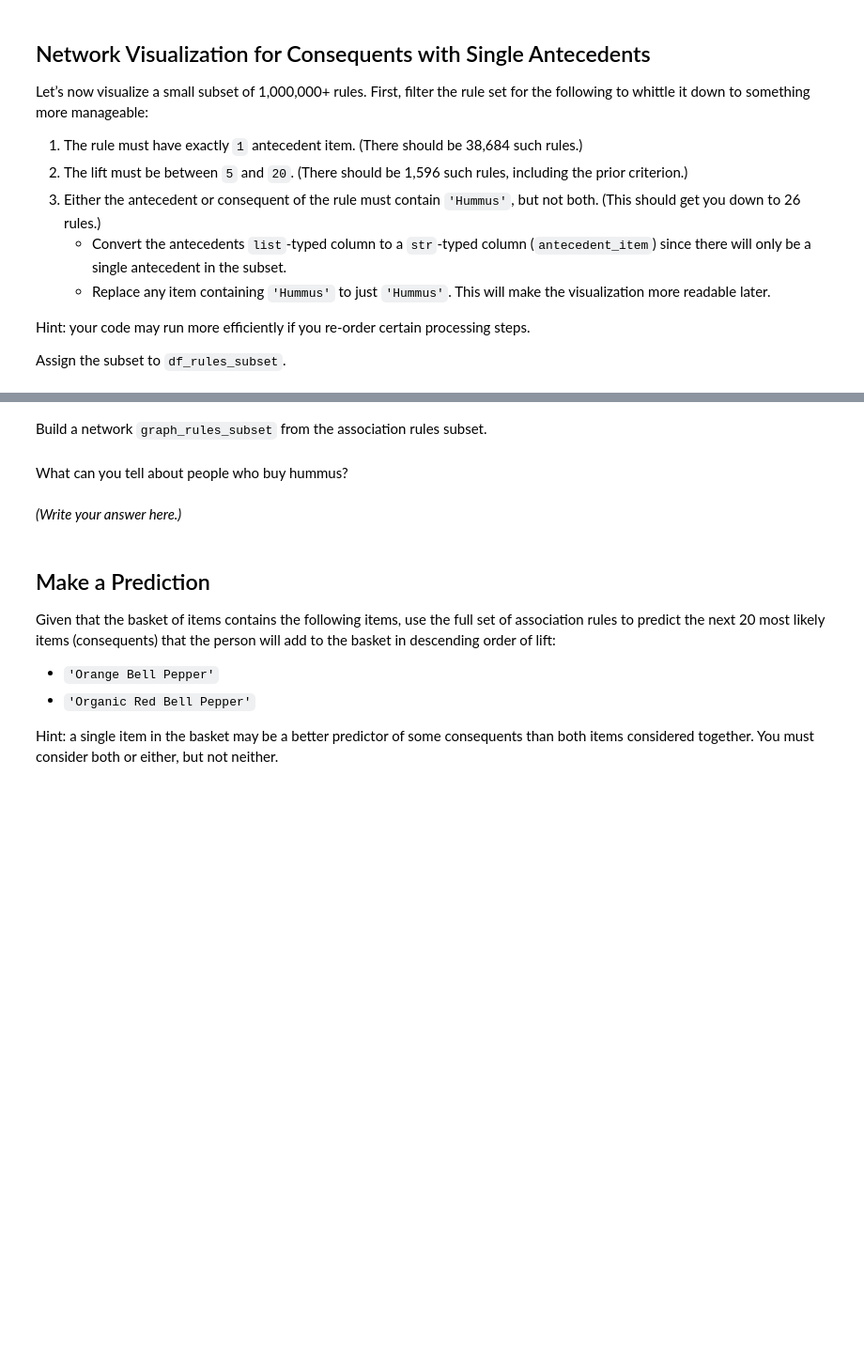
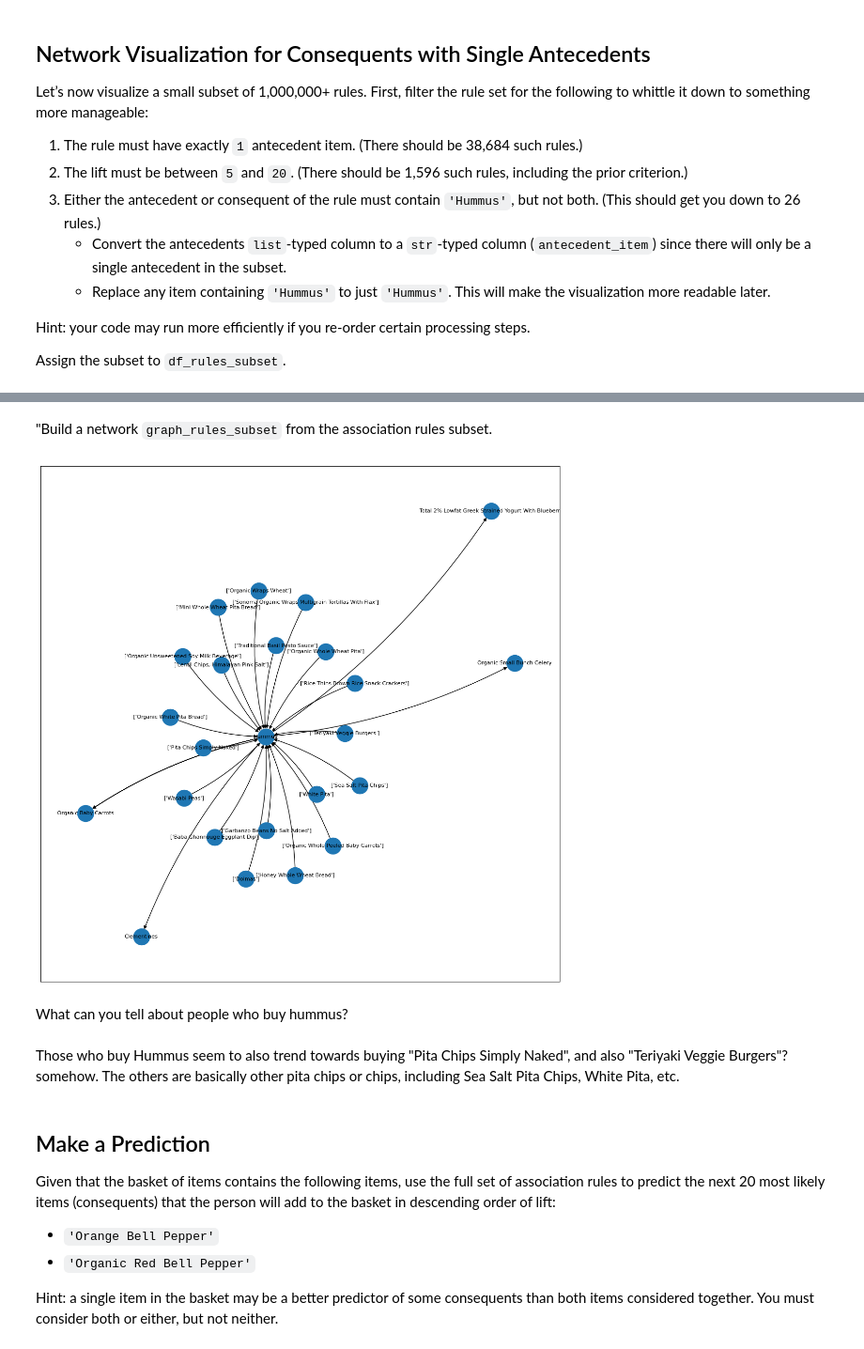
Before and after one commit to jaynopponep/my-fork-2024-DS-Tue, a Jupyter notebook: Week-05-Unsupervised-Learning/Jay-Exercise.ipynb, the cells around one changed output, grey strips where cells are left out. Shown at 94% size. Cells and saved outputs as stored; diff of their text form; code cells hidden in the pictures; blank space fills up the shorter version.

Commit message:
progress done 2/3, finished graph. prediction next

```diff
--- a/Week-05-Unsupervised-Learning/Jay-Exercise.ipynb
+++ b/Week-05-Unsupervised-Learning/Jay-Exercise.ipynb
@@ -122,18 +166,33 @@ df_rules_subset = # Something goes here. You can repeat this for as many steps a
 # %% [markdown]
-Build a network `graph_rules_subset` from the association rules subset.
+"Build a network `graph_rules_subset` from the association rules subset.
 # %%
 # Define graph_rules_subset, add the graph’s edges, and plot it. You may need a large figure size, smaller node size, and smaller font size.
-
 graph_rules_subset = nx.MultiDiGraph()
+connections = []
+for from_node, to_node in zip(df_rules_subset['antecedent_items'], df_rules_subset['consequent_item']):
+    connections.append([from_node, to_node])
 graph_rules_subset.add_edges_from(
-    # Something goes here.
+    connections
 )
-
 # Then render the graph.
+plt.figure(1,figsize=(14,14))
+# apparently you can create spacing, which was annoying to not see
+pos = nx.spring_layout(graph_rules_subset, k=0.5, seed=42) # k -> spacing scale desired
+nx.draw_networkx(graph_rules_subset,
+                 pos=pos,
+                 arrows=True,
+                 node_size=600,
+                 font_size=8,
+                 node_color="tab:blue",
+                 font_color='black',
+                 connectionstyle='arc3, rad=0.1'
+                 )
+# %% [output]
+[figure, added]
 # %% [markdown]
 What can you tell about people who buy hummus?
-# %% [markdown]
-*(Write your answer here.)*
+# %% [markdown]
+Those who buy Hummus seem to also trend towards buying "Pita Chips Simply Naked", and also "Teriyaki Veggie Burgers"? somehow. The others are basically other pita chips or chips, including Sea Salt Pita Chips, White Pita, etc.
 # %% [markdown]
 ## Make a Prediction
 
```
Also changed, not shown: parts of 3 cells of this notebook.
